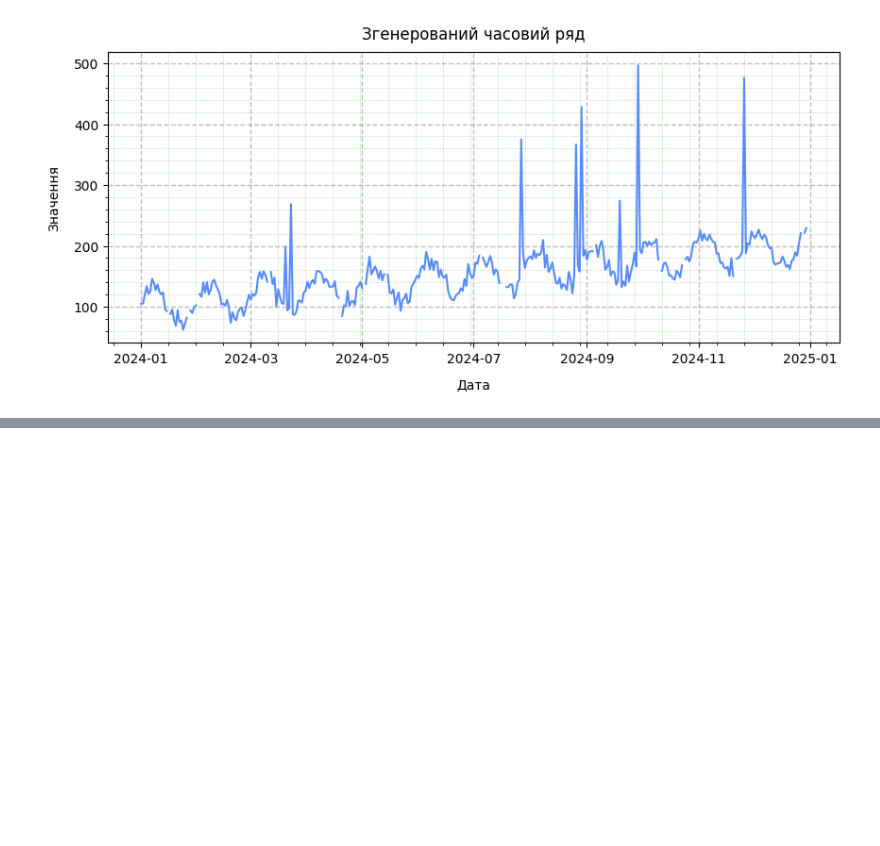
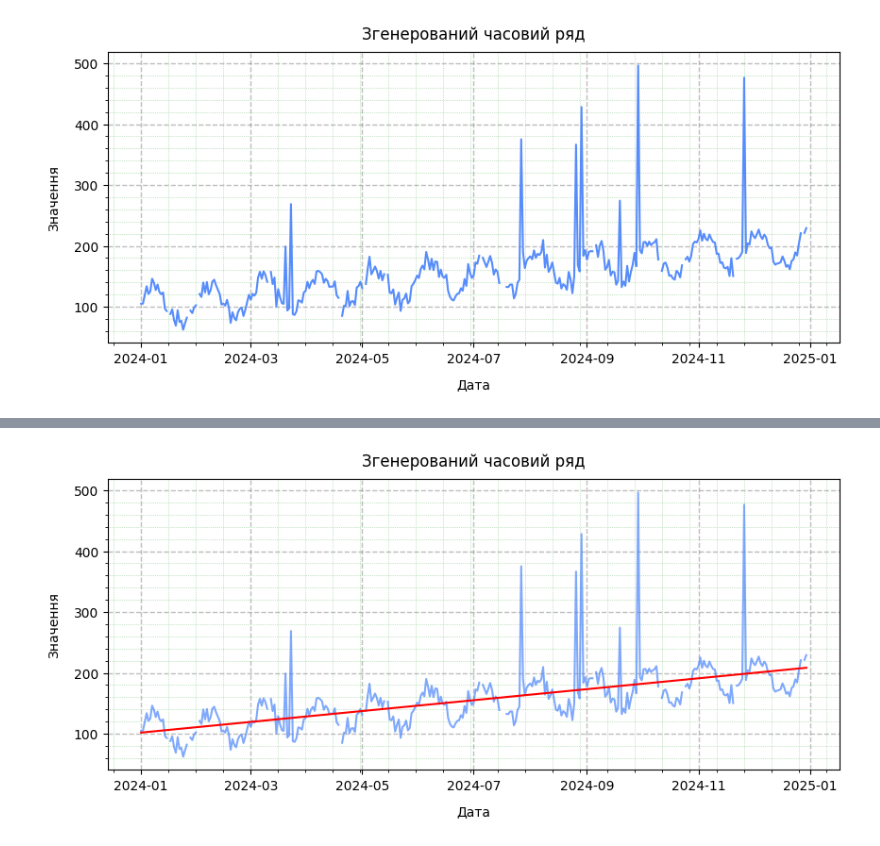
Before and after one commit to BogdanPinchuk/DataScience-PBY_HW15, a Jupyter notebook: Bohdan_Pinchuk_DS_HW15.ipynb, the cells around one changed output, grey strips where cells are left out. Drawn from its saved outputs; the diff is of its cells as text; code cells hidden in the pictures; blank space fills up the shorter version.

```diff
--- a/Bohdan_Pinchuk_DS_HW15.ipynb
+++ b/Bohdan_Pinchuk_DS_HW15.ipynb
@@ -203,7 +205,7 @@ outlier_idx = np.asarray(np.random.choice(len(dates), size=10, replace=False))
 sales[outlier_idx] *= 2.5
 
 if use_sign:
-    sales[outlier_idx] *= np.random.choice([-1, 1], size=outlier_idx.size)
+    sales[outlier_idx] *= np.random.choice([1, -1], size=outlier_idx.size)
 
 # створюємо DataFrame
 df = pd.DataFrame({
@@ -251,0 +331,23 @@ plt.show()
+# %%
+# Graphic results
+
+import matplotlib.pyplot as plt
+
+# Input data
+
+# Solution
+_, ax = plt.subplots(figsize=(10, 4))
+
+ax.plot(df["date"], df["sales"], alpha=0.75)
+ax.plot(temp_df["date"], temp_df["predicted"], color='red')
+
+ax.grid(axis='both', visible=True, which='major', ls='--', linewidth=1.0, color='tab:gray')
+ax.minorticks_on()
+ax.grid(axis='both', visible=True, which='minor', ls=':', linewidth=0.5, color='tab:green')
+ax.set_title("Згенерований часовий ряд", pad=10, loc='center', color='black')
+ax.set_xlabel("Дата", labelpad=10, loc='center', color='black')
+ax.set_ylabel("Значення", labelpad=10, loc='center', color='black')
+
+plt.show()
+# %% [output]
+[figure, added]
```
Also changed, not shown: parts of 4 cells of this notebook, 2 other files.
